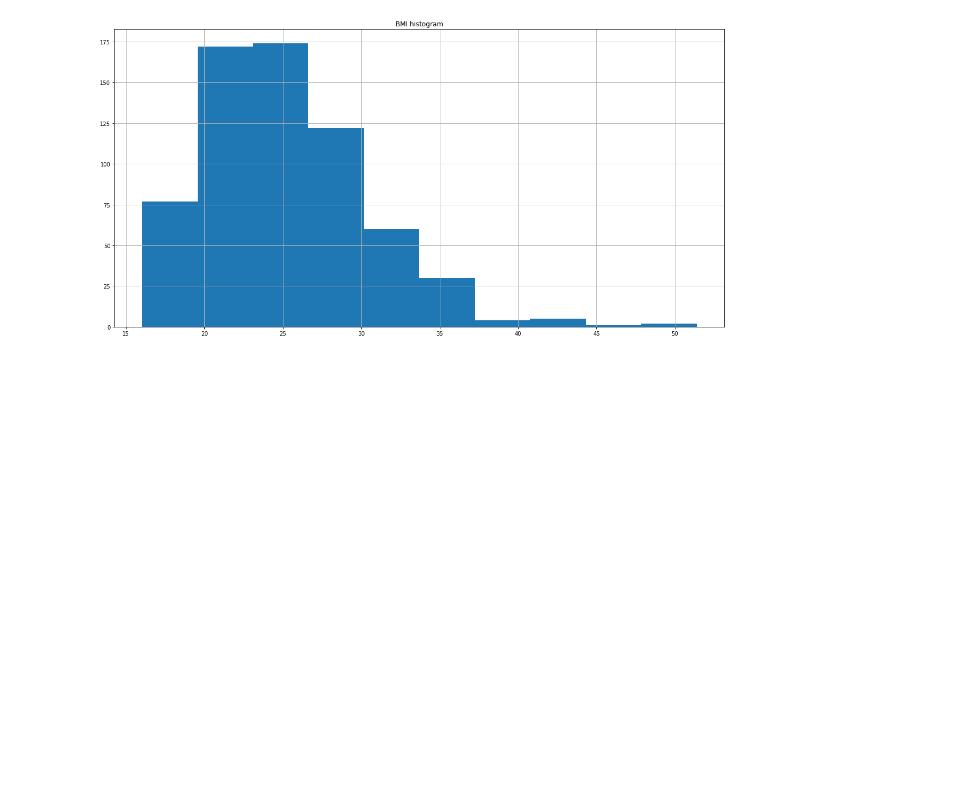
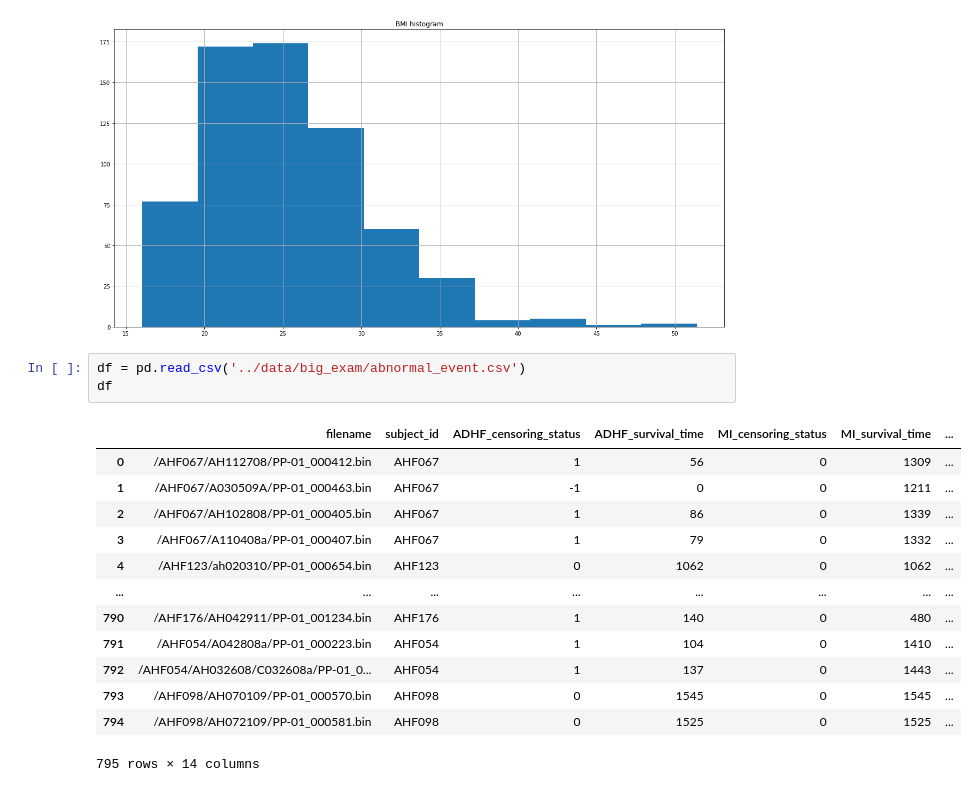
Before and after one commit to writerwriter/ekg, a Jupyter notebook: notebooks/data_visualization.ipynb, the cells around one changed output. Cells and saved outputs as stored; diff of their text form; blank space fills up the shorter version.

```diff
--- a/notebooks/data_visualization.ipynb
+++ b/notebooks/data_visualization.ipynb
@@ -180,3 +181,20 @@ plt.show()
 [figure]
 [figure]
 [figure]
+# %%
+df = pd.read_csv('../data/big_exam/abnormal_event.csv')
+df
+# %% [output]
+|  | filename | subject_id | ADHF_censoring_status | ADHF_survival_time | MI_censoring_status | MI_survival_time | ... |
+| 0 | /AHF067/AH112708/PP-01_000412.bin | AHF067 | 1 | 56 | 0 | 1309 | ... |
+| 1 | /AHF067/A030509A/PP-01_000463.bin | AHF067 | -1 | 0 | 0 | 1211 | ... |
+| 2 | /AHF067/AH102808/PP-01_000405.bin | AHF067 | 1 | 86 | 0 | 1339 | ... |
+| 3 | /AHF067/A110408a/PP-01_000407.bin | AHF067 | 1 | 79 | 0 | 1332 | ... |
+| 4 | /AHF123/ah020310/PP-01_000654.bin | AHF123 | 0 | 1062 | 0 | 1062 | ... |
+| ... | ... | ... | ... | ... | ... | ... | ... |
+| 790 | /AHF176/AH042911/PP-01_001234.bin | AHF176 | 1 | 140 | 0 | 480 | ... |
+| 791 | /AHF054/A042808a/PP-01_000223.bin | AHF054 | 1 | 104 | 0 | 1410 | ... |
+| 792 | /AHF054/AH032608/C032608a/PP-01_0... | AHF054 | 1 | 137 | 0 | 1443 | ... |
+| 793 | /AHF098/AH070109/PP-01_000570.bin | AHF098 | 0 | 1545 | 0 | 1545 | ... |
+| 794 | /AHF098/AH072109/PP-01_000581.bin | AHF098 | 0 | 1525 | 0 | 1525 | ... |
+795 rows × 14 columns
```
Also changed, not shown: parts of 6 cells of this notebook, 2 other files.
